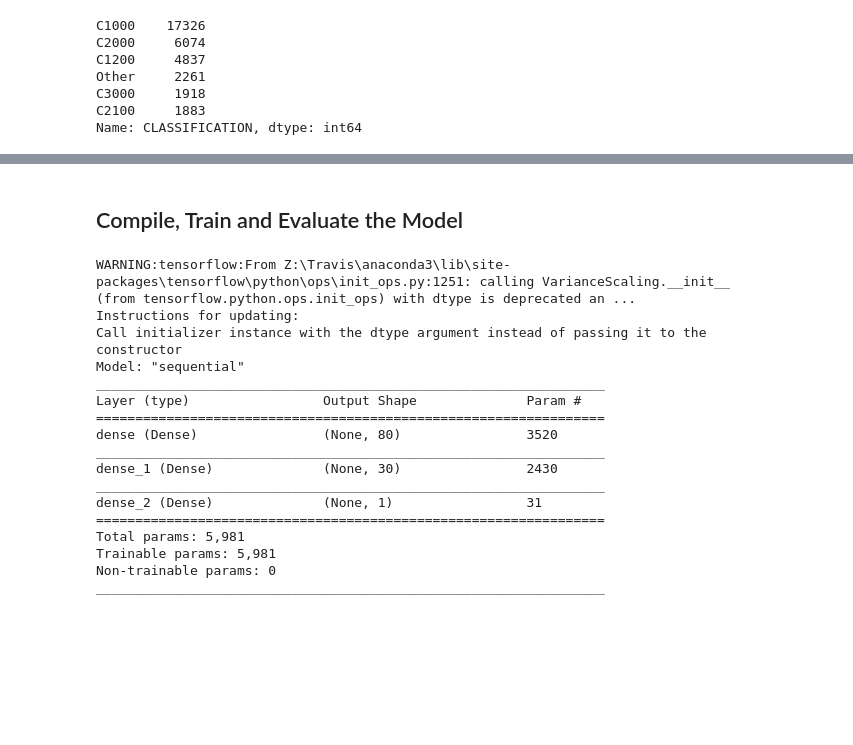
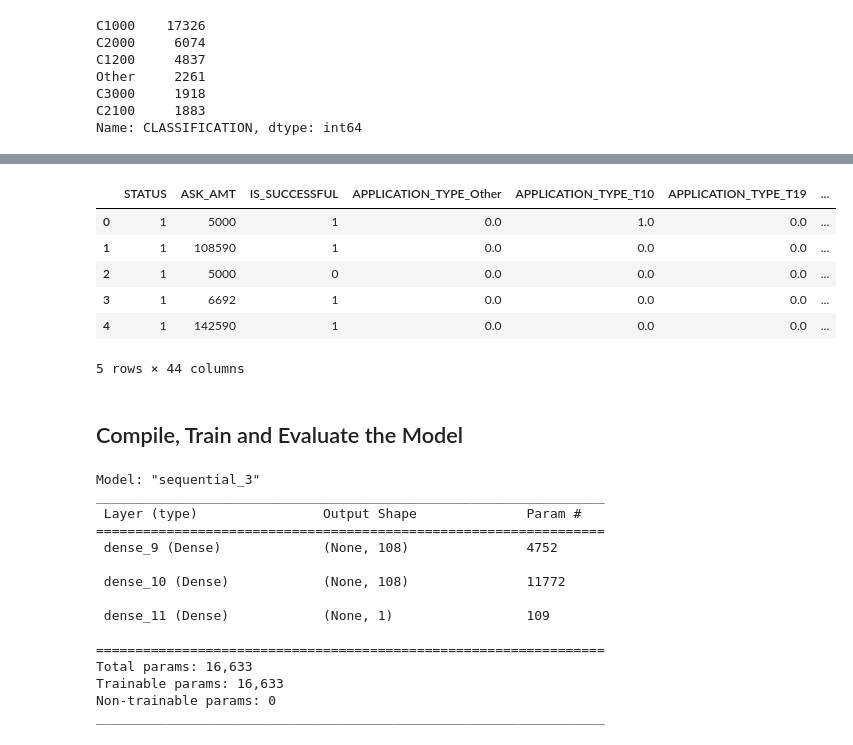
Before and after one commit to kimaprice/CharityFundingPrediction, a Jupyter notebook: charityFunding.ipynb, the cells around one changed output, grey strips where cells are left out. Cells and saved outputs as stored; diff of their text form; code cells hidden in the pictures; blank space fills up the shorter version.

```diff
--- a/charityFunding.ipynb
+++ b/charityFunding.ipynb
@@ -42,6 +42,6 @@ application_df.head()
 | 4 | 10556103 | GENETIC RESEARCH INSTITUTE OF THE... | T3 | Independent | C1000 | Heathcare | Trust | 1 | ... |
 # %%
 # Drop the non-beneficial ID columns, 'EIN' and 'NAME'.
-charity_reduced_df = application_df[['APPLICATION_TYPE', 'AFFILIATION', 'CLASSIFICATION', 'USE_CASE', 'ORGANIZATION', 'STATUS', 'INCOME_AMT', 'SPECIAL_CONSIDERATIONS', 'ASK_AMT', 'IS_SUCCESSFUL']]
+application_df = application_df[['APPLICATION_TYPE', 'AFFILIATION', 'CLASSIFICATION', 'USE_CASE', 'ORGANIZATION', 'STATUS', 'INCOME_AMT', 'SPECIAL_CONSIDERATIONS', 'ASK_AMT', 'IS_SUCCESSFUL']]
 # %%
 # Determine the number of unique values in each column.
@@ -85,7 +75,7 @@ Name: APPLICATION_TYPE, dtype: int64
 # %%
 # Choose a cutoff value and create a list of application types to be replaced
 # use the variable name `application_types_to_replace`
-#  YOUR CODE GOES HERE
+application_types_to_replace = ['T25', 'T14', 'T29', 'T15', 'T17', 'T2', 'T12', 'T13', 'T9']
 
 # Replace in dataframe
 for app in application_types_to_replace:
@@ -165,0 +133,3 @@ Name: CLASSIFICATION, dtype: int64
+# %%
+application_cat = application_df.dtypes[application_df.dtypes == "object"].index.tolist()
+application_cat
@@ -166,2 +144,26 @@ Name: CLASSIFICATION, dtype: int64
+# %%
+# Convert categorical data to numeric **Per our instructor we can use OneHotEncoder
+# Create a OneHotEncoder instance
+enc = OneHotEncoder(sparse=False)
+
+# Fit and transform the OneHotEncoder using the categorical variable list
+encode_df = pd.DataFrame(enc.fit_transform(application_df[application_cat]))
+
+# Add the encoded variable names to the dataframe
+encode_df.columns = enc.get_feature_names_out(application_cat)
+encode_df.head()
+
+# Merge one-hot encoded features and drop the originals
+application_df = application_df.merge(encode_df, left_index=True, right_index=True)
+application_df = application_df.drop(application_cat, axis='columns')
+application_df.head()
+# %% [output]
+|  | STATUS | ASK_AMT | IS_SUCCESSFUL | APPLICATION_TYPE_Other | APPLICATION_TYPE_T10 | APPLICATION_TYPE_T19 | ... |
+| 0 | 1 | 5000 | 1 | 0.0 | 1.0 | 0.0 | ... |
+| 1 | 1 | 108590 | 1 | 0.0 | 0.0 | 0.0 | ... |
+| 2 | 1 | 5000 | 0 | 0.0 | 0.0 | 0.0 | ... |
+| 3 | 1 | 6692 | 1 | 0.0 | 0.0 | 0.0 | ... |
+| 4 | 1 | 142590 | 1 | 0.0 | 0.0 | 0.0 | ... |
+5 rows × 44 columns
 # %%
 # Split our preprocessed data into our features and target arrays
@@ -183,36 +186,36 @@ X_test_scaled = X_scaler.transform(X_test)
 ## Compile, Train and Evaluate the Model
 # %%
 # Define the model - deep neural net, i.e., the number of input features and hidden nodes for each layer.
-#  YOUR CODE GOES HERE
+number_input_features = len(X_train[0])
+hidden_nodes_layer1 =  108
+hidden_nodes_layer2 = 108
 
 nn = tf.keras.models.Sequential()
 
 # First hidden layer
-#  YOUR CODE GOES HERE
+nn.add(tf.keras.layers.Dense(units=hidden_nodes_layer1, input_dim=number_input_features, activation="relu"))
 
 # Second hidden layer
-#  YOUR CODE GOES HERE
+nn.add(tf.keras.layers.Dense(units=hidden_nodes_layer2, activation="relu"))
 
 # Output layer
-#  YOUR CODE GOES HERE
+nn.add(tf.keras.layers.Dense(units=1, activation="sigmoid"))
 
 # Check the structure of the model
 nn.summary()
 # %% [output]
-WARNING:tensorflow:From Z:\Travis\anaconda3\lib\site-packages\tensorflow\python\ops\init_ops.py:1251: calling VarianceScaling.__init__ (from tensorflow.python.ops.init_ops) with dtype is deprecated an ...
-Instructions for updating:
-Call initializer instance with the dtype argument instead of passing it to the constructor
-Model: "sequential"
+Model: "sequential_3"
 _________________________________________________________________
-Layer (type)                 Output Shape              Param #
+ Layer (type)                Output Shape              Param #
 =================================================================
-dense (Dense)                (None, 80)                3520
-_________________________________________________________________
-dense_1 (Dense)              (None, 30)                2430
-_________________________________________________________________
-dense_2 (Dense)              (None, 1)                 31
+ dense_9 (Dense)             (None, 108)               4752
+
+ dense_10 (Dense)            (None, 108)               11772
+
+ dense_11 (Dense)            (None, 1)                 109
+
 =================================================================
-Total params: 5,981
-Trainable params: 5,981
+Total params: 16,633
+Trainable params: 16,633
 Non-trainable params: 0
 _________________________________________________________________
```
Also changed, not shown: parts of 24 cells of this notebook, 7 other files.
